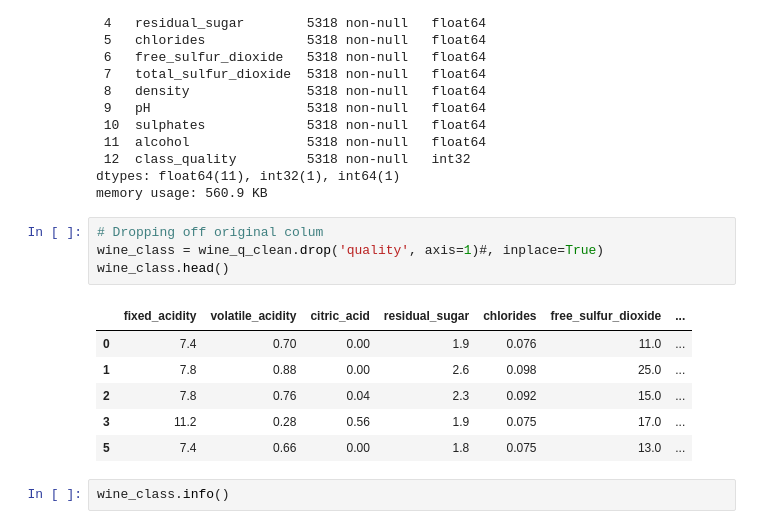
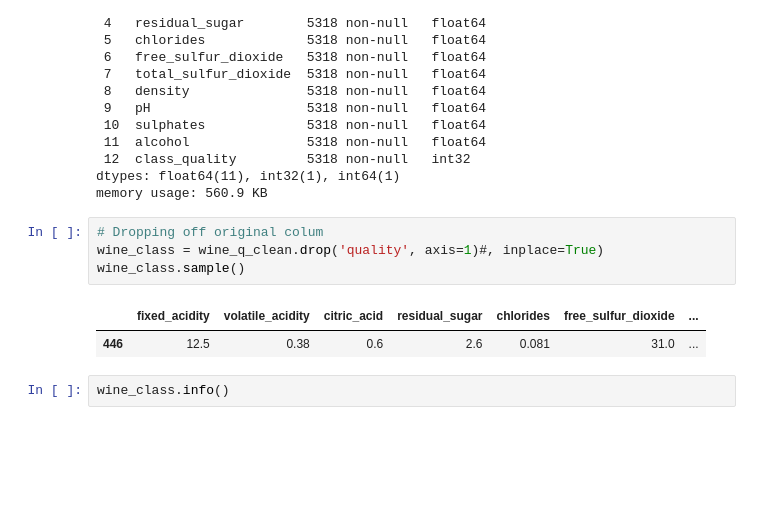
Before and after one commit to danielamartinezli/wine_classification, a Jupyter notebook: notebook/wine_quality.ipynb, the cells around one changed output. Cells and saved outputs as stored; diff of their text form; blank space fills up the shorter version.

```diff
--- a/notebook/wine_quality.ipynb
+++ b/notebook/wine_quality.ipynb
@@ -364,14 +366,10 @@ memory usage: 560.9 KB
 # %%
 # Dropping off original colum
 wine_class = wine_q_clean.drop('quality', axis=1)#, inplace=True)
-wine_class.head()
+wine_class.sample()
 # %% [output]
 |  | fixed_acidity | volatile_acidity | citric_acid | residual_sugar | chlorides | free_sulfur_dioxide | ... |
-| 0 | 7.4 | 0.70 | 0.00 | 1.9 | 0.076 | 11.0 | ... |
-| 1 | 7.8 | 0.88 | 0.00 | 2.6 | 0.098 | 25.0 | ... |
-| 2 | 7.8 | 0.76 | 0.04 | 2.3 | 0.092 | 15.0 | ... |
-| 3 | 11.2 | 0.28 | 0.56 | 1.9 | 0.075 | 17.0 | ... |
-| 5 | 7.4 | 0.66 | 0.00 | 1.8 | 0.075 | 13.0 | ... |
+| 446 | 12.5 | 0.38 | 0.6 | 2.6 | 0.081 | 31.0 | ... |
 # %%
 wine_class.info()
 # %% [output]
```
Also changed, not shown: parts of 51 cells of this notebook.
